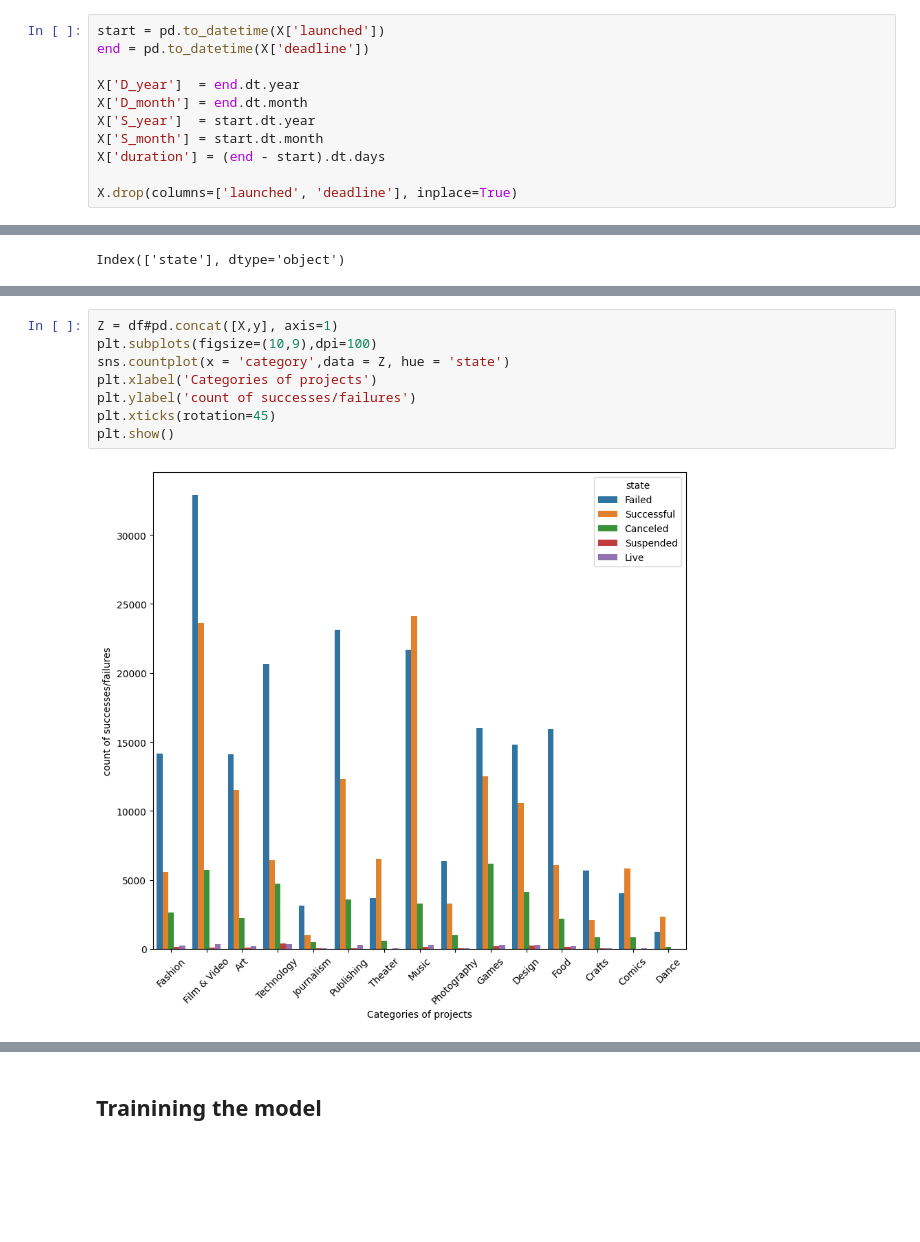
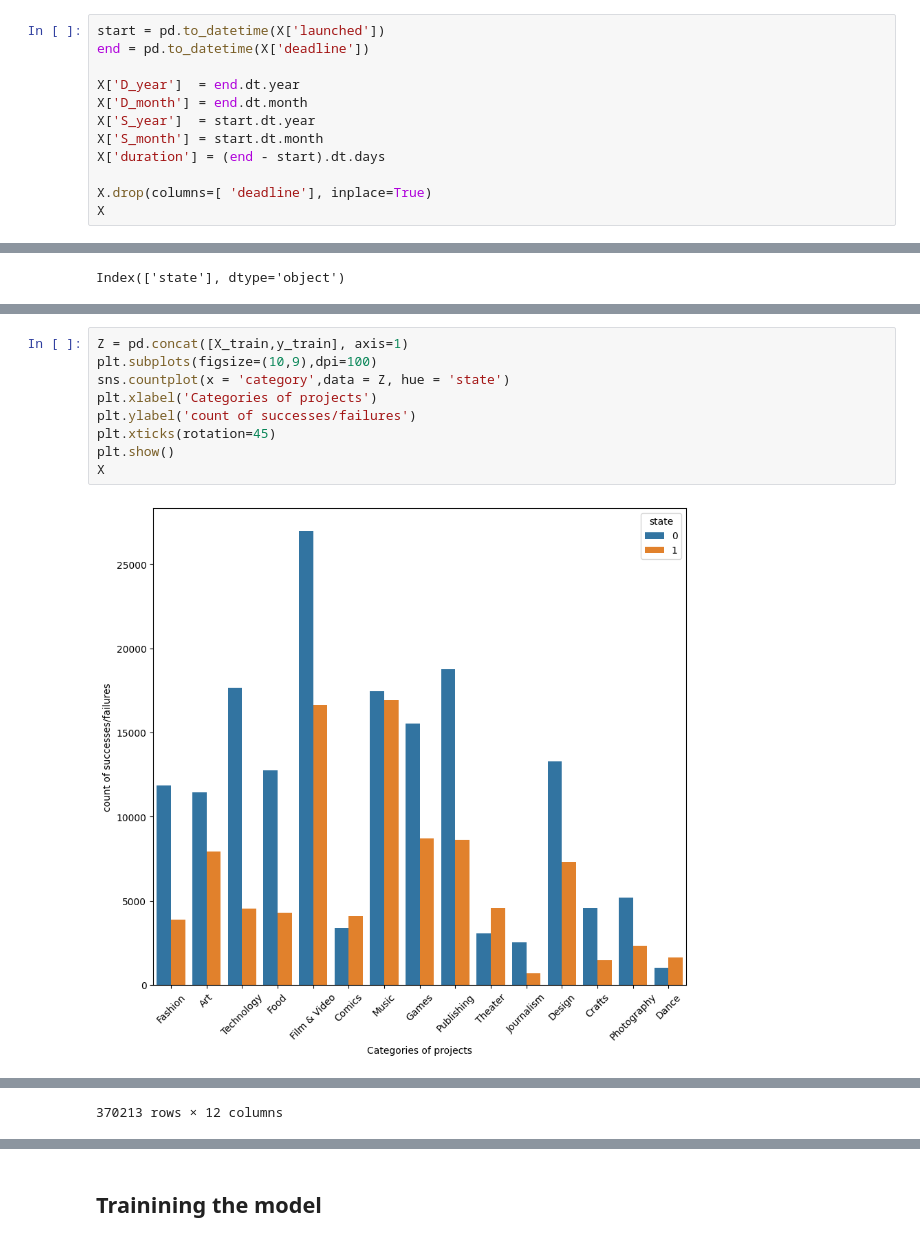
Before and after one commit to EmnaZayaniEsprit/ds-ml-project-template, a Jupyter notebook: EDA-and-modeling.ipynb, the cells around one changed output, grey strips where cells are left out. Drawn from its saved outputs; the diff is of its cells as text; blank space fills up the shorter version.

```diff
--- a/EDA-and-modeling.ipynb
+++ b/EDA-and-modeling.ipynb
@@ -134,4 +134,5 @@ X['S_year']  = start.dt.year
 X['S_month'] = start.dt.month
 X['duration'] = (end - start).dt.days
 
-X.drop(columns=['launched', 'deadline'], inplace=True)
+X.drop(columns=[ 'deadline'], inplace=True)
+X
@@ -235,10 +260,11 @@ NameError: name 'df_c' is not defined
 # %%
-Z = df#pd.concat([X,y], axis=1)
+Z = pd.concat([X_train,y_train], axis=1)
 plt.subplots(figsize=(10,9),dpi=100)
 sns.countplot(x = 'category',data = Z, hue = 'state')
 plt.xlabel('Categories of projects')
 plt.ylabel('count of successes/failures')
 plt.xticks(rotation=45)
 plt.show()
+X
 # %% [output]
-[figure, old version]
+[figure, new version]
@@ -245,2 +283,3 @@ plt.show()
+370213 rows × 12 columns
 # %%
 plt.subplots(figsize=(200,10),dpi=100)
```
Also changed, not shown: parts of 32 cells of this notebook.
